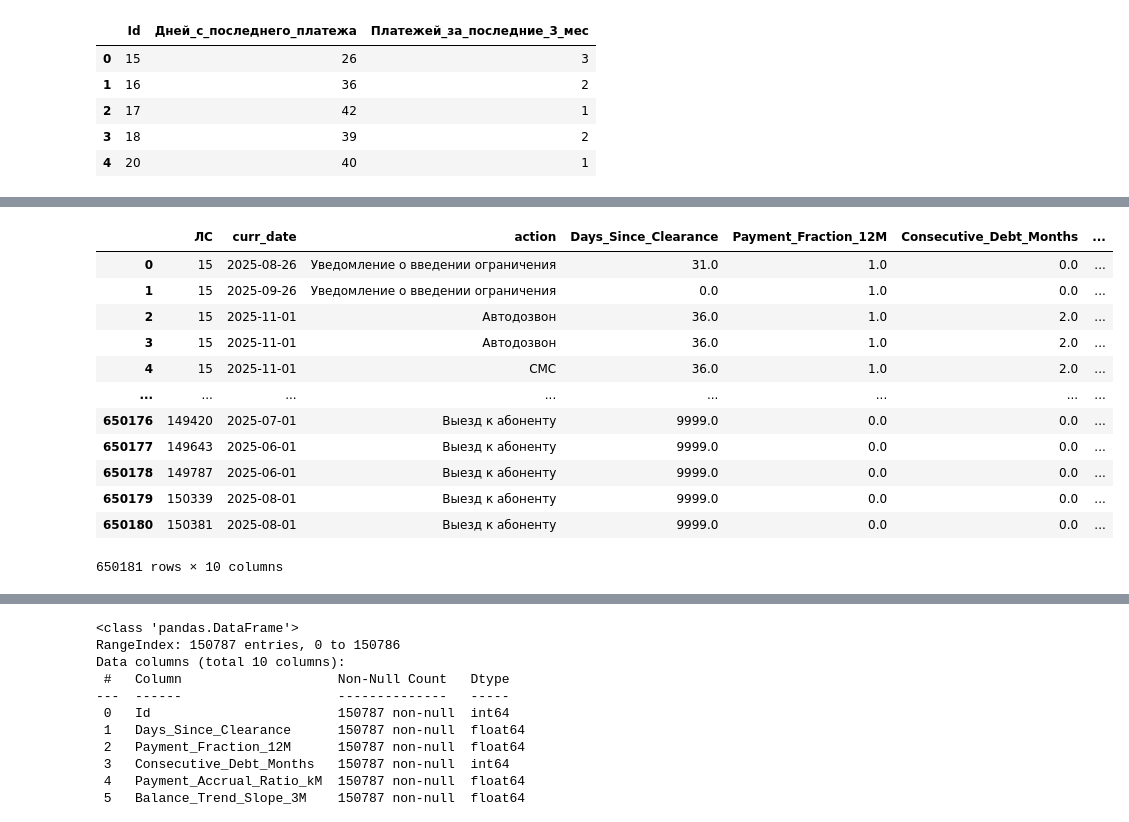
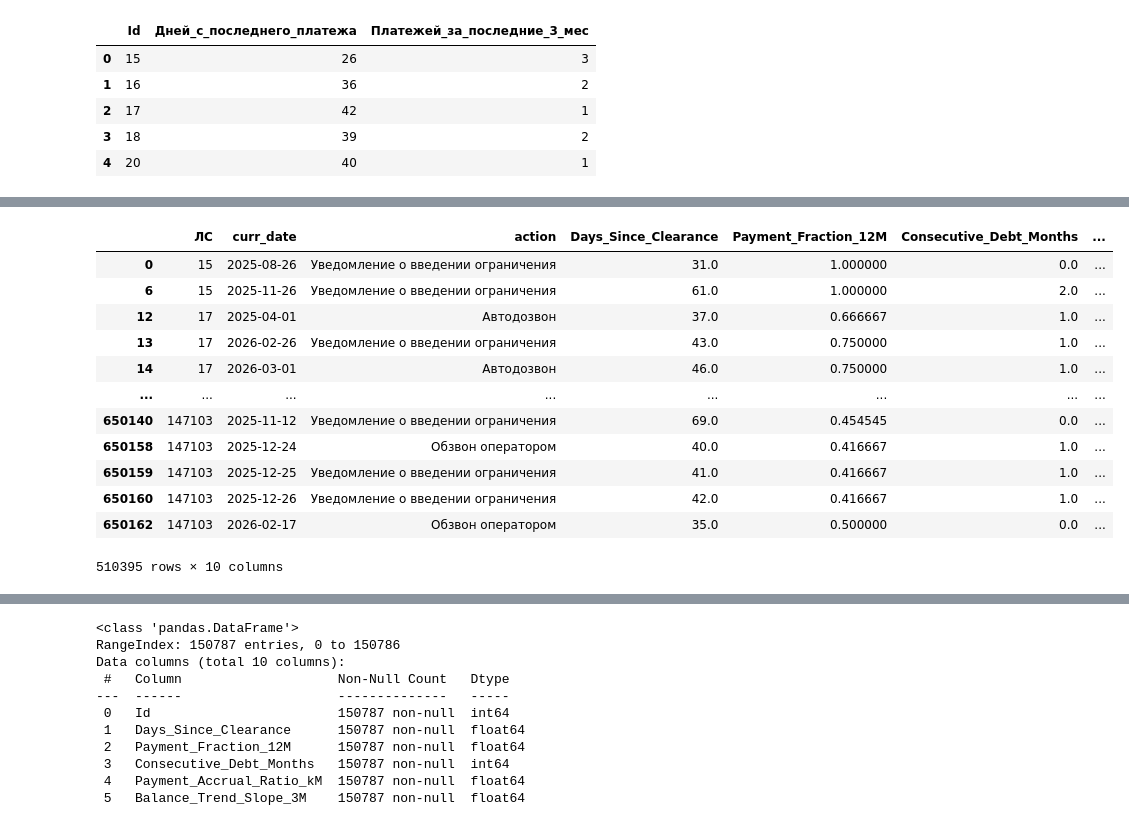
Before and after one commit to BystrovGladkov/Energo_Hack_Hackaton, a Jupyter notebook: payment1.ipynb, the cells around one changed output, grey strips where cells are left out. Drawn from its saved outputs; the diff is of its cells as text; code cells hidden in the pictures.

```diff
--- a/payment1.ipynb
+++ b/payment1.ipynb
@@ -305,18 +64,18 @@ None
 | 3 | 15 | 2025-11-01 | Автодозвон | 36.0 | 1.0 | 2.0 | ... |
 | 4 | 15 | 2025-11-01 | СМС | 36.0 | 1.0 | 2.0 | ... |
 # %%
-complex_features
+complex_features[complex_features["Current_Debt"] > 0]
 # %% [output]
 |  | ЛС | curr_date | action | Days_Since_Clearance | Payment_Fraction_12M | Consecutive_Debt_Months | ... |
-| 0 | 15 | 2025-08-26 | Уведомление о введении ограничения | 31.0 | 1.0 | 0.0 | ... |
-| 1 | 15 | 2025-09-26 | Уведомление о введении ограничения | 0.0 | 1.0 | 0.0 | ... |
-| 2 | 15 | 2025-11-01 | Автодозвон | 36.0 | 1.0 | 2.0 | ... |
-| 3 | 15 | 2025-11-01 | Автодозвон | 36.0 | 1.0 | 2.0 | ... |
-| 4 | 15 | 2025-11-01 | СМС | 36.0 | 1.0 | 2.0 | ... |
+| 0 | 15 | 2025-08-26 | Уведомление о введении ограничения | 31.0 | 1.000000 | 0.0 | ... |
+| 6 | 15 | 2025-11-26 | Уведомление о введении ограничения | 61.0 | 1.000000 | 2.0 | ... |
+| 12 | 17 | 2025-04-01 | Автодозвон | 37.0 | 0.666667 | 1.0 | ... |
+| 13 | 17 | 2026-02-26 | Уведомление о введении ограничения | 43.0 | 0.750000 | 1.0 | ... |
+| 14 | 17 | 2026-03-01 | Автодозвон | 46.0 | 0.750000 | 1.0 | ... |
 | ... | ... | ... | ... | ... | ... | ... | ... |
-| 650176 | 149420 | 2025-07-01 | Выезд к абоненту | 9999.0 | 0.0 | 0.0 | ... |
-| 650177 | 149643 | 2025-06-01 | Выезд к абоненту | 9999.0 | 0.0 | 0.0 | ... |
-| 650178 | 149787 | 2025-06-01 | Выезд к абоненту | 9999.0 | 0.0 | 0.0 | ... |
-| 650179 | 150339 | 2025-08-01 | Выезд к абоненту | 9999.0 | 0.0 | 0.0 | ... |
-| 650180 | 150381 | 2025-08-01 | Выезд к абоненту | 9999.0 | 0.0 | 0.0 | ... |
+| 650140 | 147103 | 2025-11-12 | Уведомление о введении ограничения | 69.0 | 0.454545 | 0.0 | ... |
+| 650158 | 147103 | 2025-12-24 | Обзвон оператором | 40.0 | 0.416667 | 1.0 | ... |
+| 650159 | 147103 | 2025-12-25 | Уведомление о введении ограничения | 41.0 | 0.416667 | 1.0 | ... |
+| 650160 | 147103 | 2025-12-26 | Уведомление о введении ограничения | 42.0 | 0.416667 | 1.0 | ... |
+| 650162 | 147103 | 2026-02-17 | Обзвон оператором | 35.0 | 0.500000 | 0.0 | ... |
-650181 rows × 10 columns
+510395 rows × 10 columns
```
Also changed, not shown: parts of 10 cells of this notebook, 1 other file.
